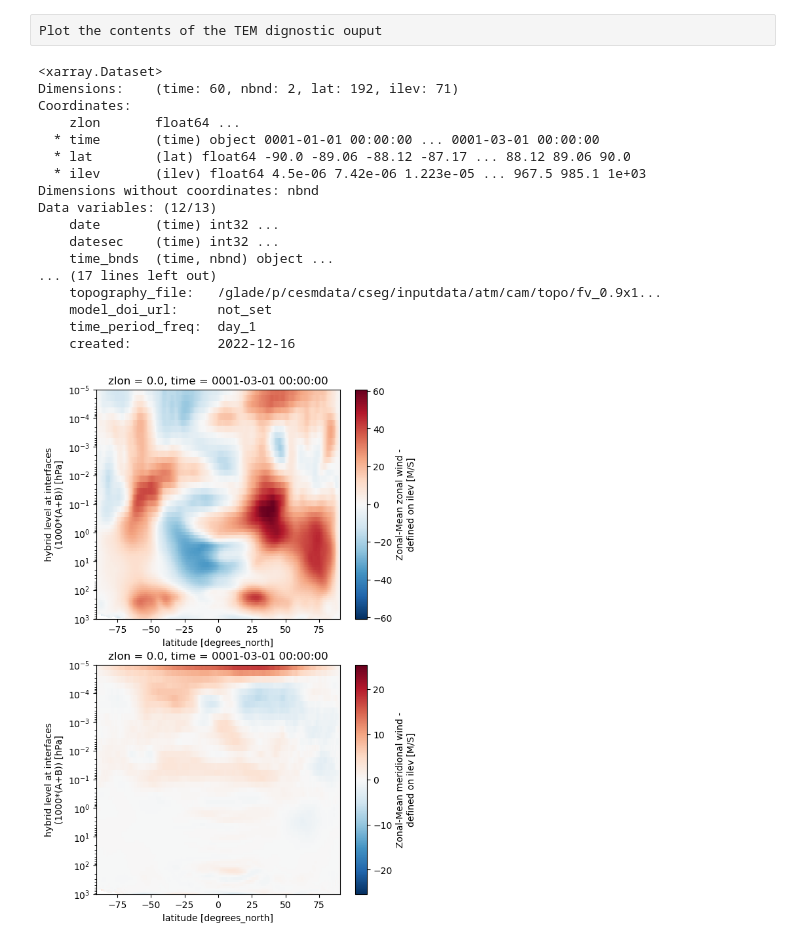
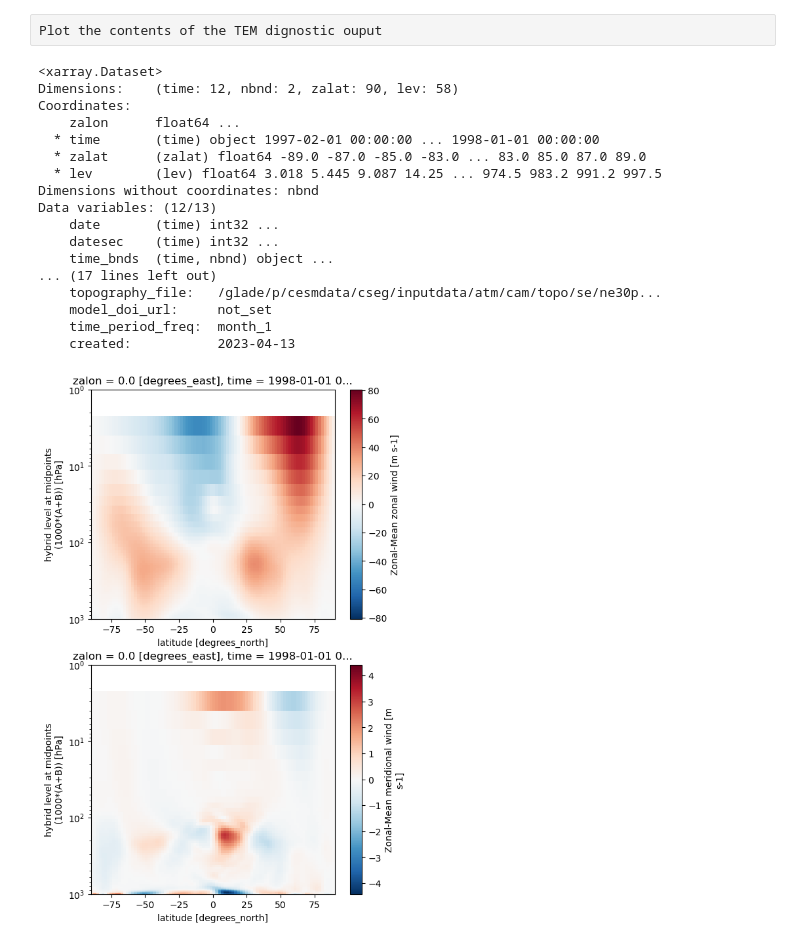
Before and after one commit to dan800/TEM4CAM, a Jupyter notebook: python/pltTEM.ipynb, the cells around one changed output. Drawn from its saved outputs; the diff is of its cells as text; code cells hidden in the pictures.

Commit message:
revised python to work on latest zonal average output naming

```diff
--- a/python/pltTEM.ipynb
+++ b/python/pltTEM.ipynb
@@ -6,34 +6,34 @@ import numpy as np
 from scipy import integrate
 import matplotlib.pyplot as plt
 # %%
-test_file = '../output/FWsc2000climo_f09_TEM_test05.diag.nc'
+test_file = '../output/test.TEMdiag.nc'
 ds = xr.open_dataset(test_file)
 # %%
 ds
 # %% [output]
 <xarray.Dataset>
-Dimensions:    (time: 60, nbnd: 2, lat: 192, ilev: 71)
+Dimensions:    (time: 12, nbnd: 2, zalat: 90, lev: 58)
 Coordinates:
-    zlon       float64 ...
-  * time       (time) object 0001-01-01 00:00:00 ... 0001-03-01 00:00:00
-  * lat        (lat) float64 -90.0 -89.06 -88.12 -87.17 ... 88.12 89.06 90.0
-  * ilev       (ilev) float64 4.5e-06 7.42e-06 1.223e-05 ... 967.5 985.1 1e+03
+    zalon      float64 ...
+  * time       (time) object 1997-02-01 00:00:00 ... 1998-01-01 00:00:00
+  * zalat      (zalat) float64 -89.0 -87.0 -85.0 -83.0 ... 83.0 85.0 87.0 89.0
+  * lev        (lev) float64 3.018 5.445 9.087 14.25 ... 974.5 983.2 991.2 997.5
 Dimensions without coordinates: nbnd
 Data variables: (12/13)
     date       (time) int32 ...
     datesec    (time) int32 ...
     time_bnds  (time, nbnd) object ...
 ... (17 lines left out)
-    topography_file:   /glade/p/cesmdata/cseg/inputdata/atm/cam/topo/fv_0.9x1...
+    topography_file:   /glade/p/cesmdata/cseg/inputdata/atm/cam/topo/se/ne30p...
     model_doi_url:     not_set
-    time_period_freq:  day_1
-    created:           2022-12-16
+    time_period_freq:  month_1
+    created:           2023-04-13
 # %%
 fig, axs = plt.subplots(nrows=2, figsize=(6,10))
-ds.uzm.isel(time=-1).plot(ax=axs[0], y='ilev', yscale='log',ylim=[1e3,1e-5])
-ds.vzm.isel(time=-1).plot(ax=axs[1], y='ilev', yscale='log',ylim=[1e3,1e-5])
+ds.uzm.isel(time=-1).plot(ax=axs[0], y='lev', yscale='log',ylim=[1e3,1])
+ds.vzm.isel(time=-1).plot(ax=axs[1], y='lev', yscale='log',ylim=[1e3,1])
 plt.show()
 # %% [output]
-[figure, old version]
+[figure, new version]
 # %%
 fig, axs = plt.subplots(nrows=2, figsize=(6,10))
```
Also changed, not shown: parts of 4 cells of this notebook, 3 other files.
